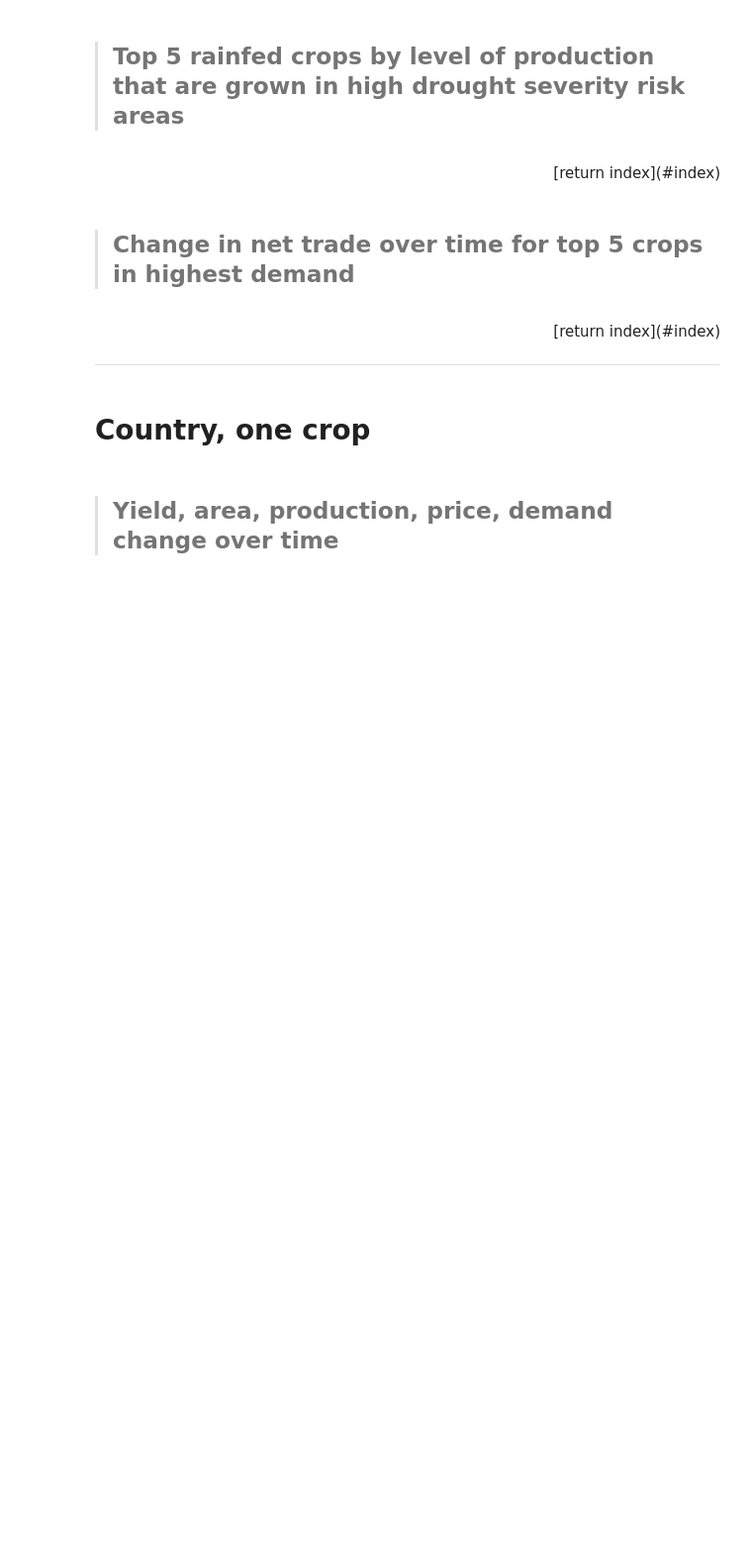
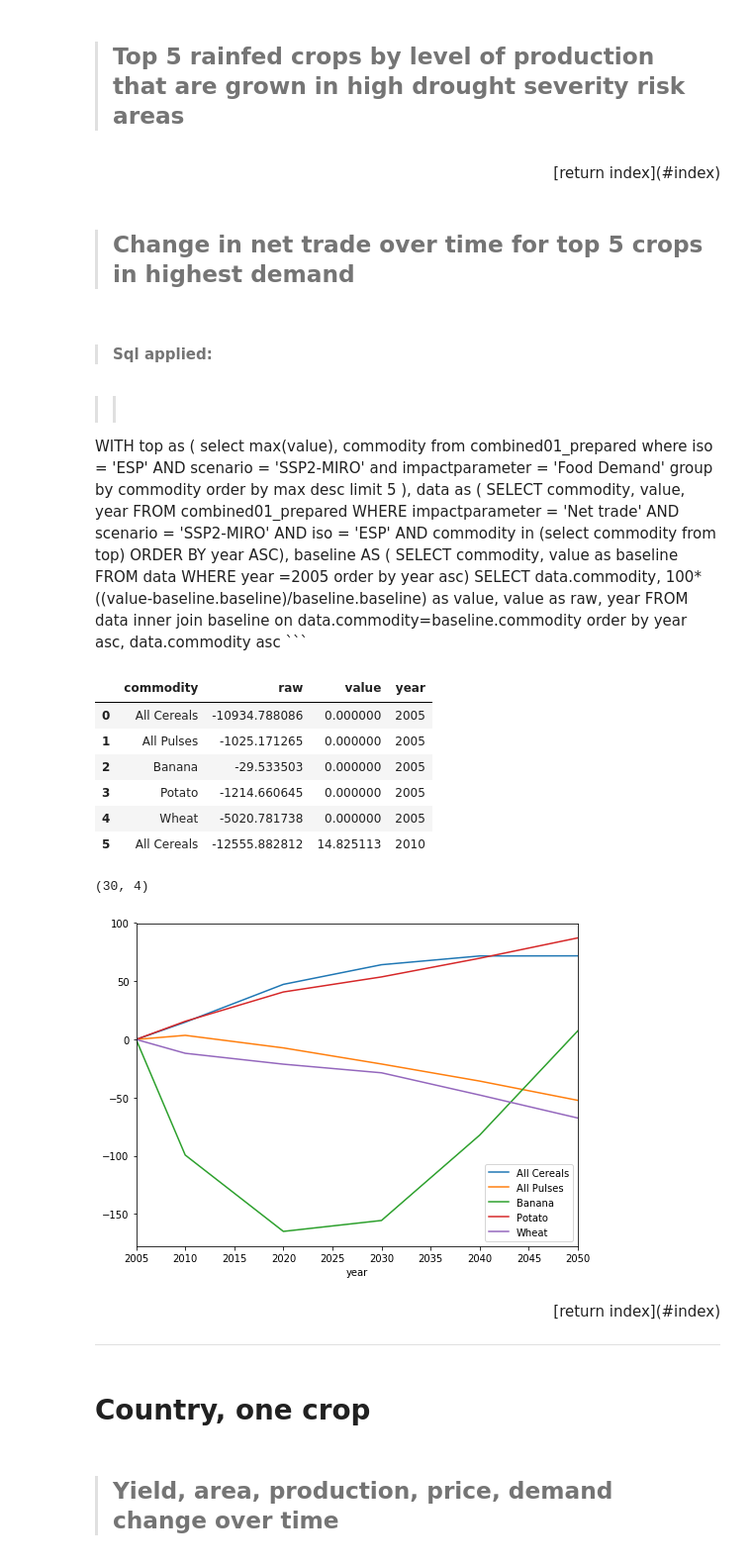
Before and after one commit to resource-watch/notebooks, a Jupyter notebook: Aqueduct/lab/AQ1_widget_exploration.ipynb, the cells around one changed output. Shown at 99% size. Saved outputs shown, nothing was run; the diff lists cells and outputs as text; code cells hidden in the pictures; blank space fills up the shorter version.

Commit message:
added new graphs

````diff
--- a/Aqueduct/lab/AQ1_widget_exploration.ipynb
+++ b/Aqueduct/lab/AQ1_widget_exploration.ipynb
@@ -423,3 +415,70 @@ dataset.plot.barh(y='value', x='region');
+# %%
+sql = '''
+WITH top as (
+    select max(value),  commodity
+    from combined01_prepared
+    where iso = 'ESP' AND scenario = 'SSP2-MIRO' and impactparameter = 'Food Demand'
+    group by commodity order by max desc limit 5
+),
+data as (
+    SELECT commodity, value, year
+    FROM combined01_prepared
+    WHERE impactparameter = 'Net trade'
+    AND scenario = 'SSP2-MIRO'
+    AND iso = 'ESP'
+    AND commodity in (select commodity from top)
+    ORDER BY year ASC),
+baseline AS (
+    SELECT commodity, value as baseline
+    FROM data
+    WHERE year =2005
+    order by year asc)
+SELECT data.commodity, 100*((value-baseline.baseline)/baseline.baseline) as value, value as raw, year
+FROM data inner join baseline on data.commodity=baseline.commodity
+order by year asc, data.commodity asc
+'''
+dataset = query(sql)
+display(dataset.head(6))
+display(dataset.shape)
+fig, ax = plt.subplots(figsize=(8,6))
+for label, df in dataset.groupby('commodity'):
+    df.plot(kind="line", ax=ax, label=label, x='year', y = 'value')
+plt.legend();
+# %% [output]
+>#### Sql applied:
+>>```sql
+WITH top as (
+    select max(value),  commodity
+    from combined01_prepared
+    where iso = 'ESP' AND scenario = 'SSP2-MIRO' and impactparameter = 'Food Demand'
+    group by commodity order by max desc limit 5
+),
+data as (
+    SELECT commodity, value, year
+    FROM combined01_prepared
+    WHERE impactparameter = 'Net trade'
+    AND scenario = 'SSP2-MIRO'
+    AND iso = 'ESP'
+    AND commodity in (select commodity from top)
+    ORDER BY year ASC),
+baseline AS (
+    SELECT commodity, value as baseline
+    FROM data
+    WHERE year =2005
+    order by year asc)
+SELECT data.commodity, 100*((value-baseline.baseline)/baseline.baseline) as value, value as raw, year
+FROM data inner join baseline on data.commodity=baseline.commodity
+order by year asc, data.commodity asc
+                     ```
+|  | commodity | raw | value | year |
+| 0 | All Cereals | -10934.788086 | 0.000000 | 2005 |
+| 1 | All Pulses | -1025.171265 | 0.000000 | 2005 |
+| 2 | Banana | -29.533503 | 0.000000 | 2005 |
+| 3 | Potato | -1214.660645 | 0.000000 | 2005 |
+| 4 | Wheat | -5020.781738 | 0.000000 | 2005 |
+| 5 | All Cereals | -12555.882812 | 14.825113 | 2010 |
+(30, 4)
+[figure, added]
 # %% [markdown]
 <div style="text-align: right"> [return index](#index) </div>
 
````
Also changed, not shown: parts of 5 cells of this notebook.
